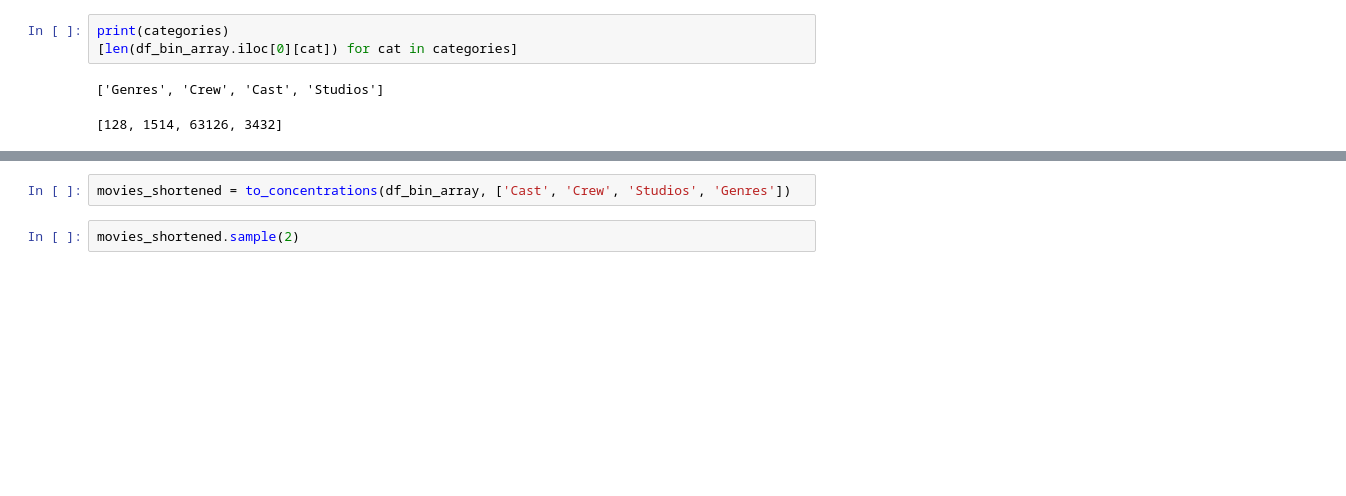
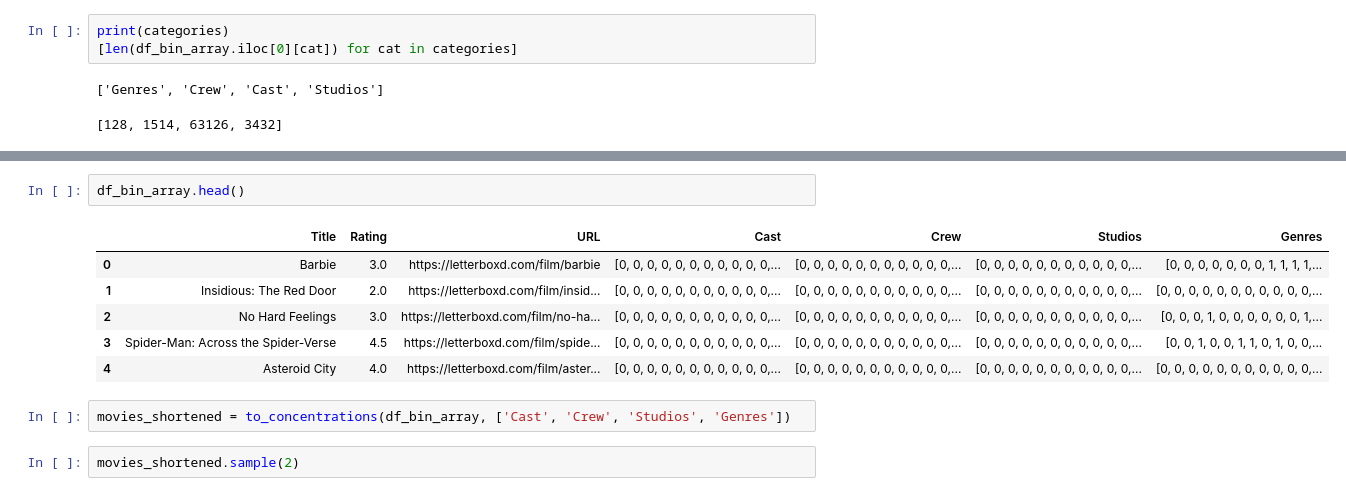
Before and after one commit to yigitsevim/Movie-Matchmaker, a Jupyter notebook: rating_prediction.ipynb, the cells around one changed output, grey strips where cells are left out. Cells and saved outputs as stored; diff of their text form; blank space fills up the shorter version.

```diff
--- a/rating_prediction.ipynb
+++ b/rating_prediction.ipynb
@@ -206,4 +288,13 @@ def to_concentrations(df, feature_names):
     return df
+# %%
+df_bin_array.head()
+# %% [output]
+|  | Title | Rating | URL | Cast | Crew | Studios | Genres |
+| 0 | Barbie | 3.0 | https://letterboxd.com/film/barbie | [0, 0, 0, 0, 0, 0, 0, 0, 0, 0, 0,... | [0, 0, 0, 0, 0, 0, 0, 0, 0, 0, 0,... | [0, 0, 0, 0, 0, 0, 0, 0, 0, 0, 0,... | [0, 0, 0, 0, 0, 0, 0, 1, 1, 1, 1,... |
+| 1 | Insidious: The Red Door | 2.0 | https://letterboxd.com/film/insid... | [0, 0, 0, 0, 0, 0, 0, 0, 0, 0, 0,... | [0, 0, 0, 0, 0, 0, 0, 0, 0, 0, 0,... | [0, 0, 0, 0, 0, 0, 0, 0, 0, 0, 0,... | [0, 0, 0, 0, 0, 0, 0, 0, 0, 0, 0,... |
+| 2 | No Hard Feelings | 3.0 | https://letterboxd.com/film/no-ha... | [0, 0, 0, 0, 0, 0, 0, 0, 0, 0, 0,... | [0, 0, 0, 0, 0, 0, 0, 0, 0, 0, 0,... | [0, 0, 0, 0, 0, 0, 0, 0, 0, 0, 0,... | [0, 0, 0, 1, 0, 0, 0, 0, 0, 0, 1,... |
+| 3 | Spider-Man: Across the Spider-Verse | 4.5 | https://letterboxd.com/film/spide... | [0, 0, 0, 0, 0, 0, 0, 0, 0, 0, 0,... | [0, 0, 0, 0, 0, 0, 0, 0, 0, 0, 0,... | [0, 0, 0, 0, 0, 0, 0, 0, 0, 0, 0,... | [0, 0, 1, 0, 0, 1, 1, 0, 1, 0, 0,... |
+| 4 | Asteroid City | 4.0 | https://letterboxd.com/film/aster... | [0, 0, 0, 0, 0, 0, 0, 0, 0, 0, 0,... | [0, 0, 0, 0, 0, 0, 0, 0, 0, 0, 0,... | [0, 0, 0, 0, 0, 0, 0, 0, 0, 0, 0,... | [0, 0, 0, 0, 0, 0, 0, 0, 0, 0, 0,... |
 # %%
 movies_shortened = to_concentrations(df_bin_array, ['Cast', 'Crew', 'Studios', 'Genres'])
 # %%
```
Also changed, not shown: parts of 23 cells of this notebook.
